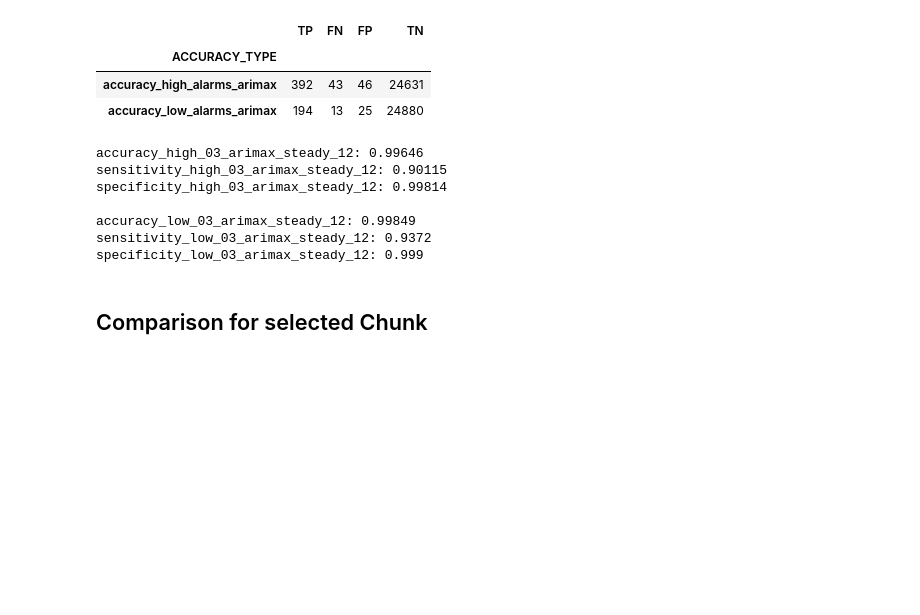
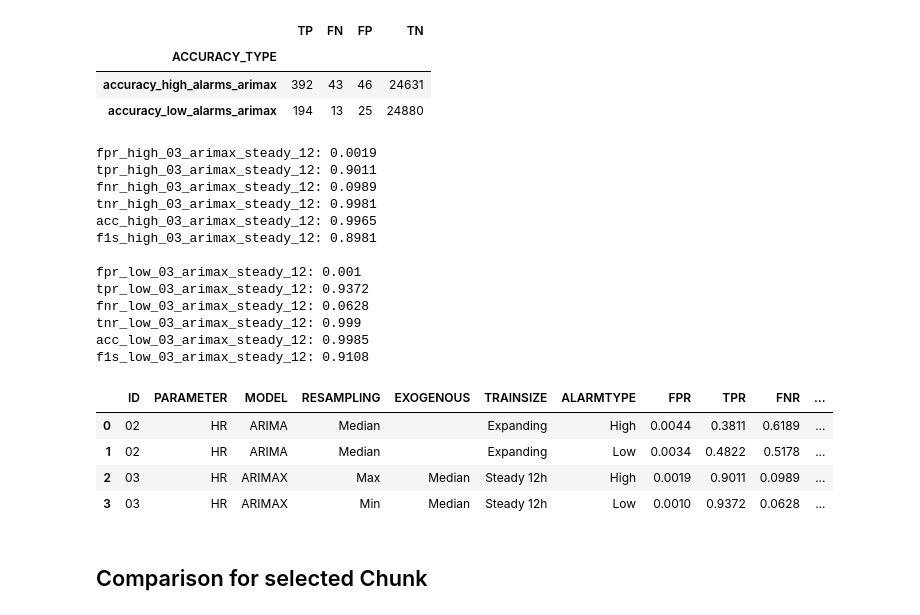
Before and after one commit to denise97/dhl2021, a Jupyter notebook: mimic_prediction_arima/analysis_arima-x_accuracy.ipynb, the cells around one changed output. Drawn from its saved outputs; the diff is of its cells as text; code cells hidden in the pictures; blank space fills up the shorter version.

Commit message:
Add arima(x) evaluation scores

```diff
--- a/mimic_prediction_arima/analysis_arima-x_accuracy.ipynb
+++ b/mimic_prediction_arima/analysis_arima-x_accuracy.ipynb
@@ -185,39 +203,57 @@ display(confusion_matrix_03_arimax_steady_12_df)
 | accuracy_high_alarms_arimax | 392 | 43 | 46 | 24631 |
 | accuracy_low_alarms_arimax | 194 | 13 | 25 | 24880 |
 # %%
-TP_high = confusion_matrix_03_arimax_steady_12_df.iloc[0,0]
-FN_high = confusion_matrix_03_arimax_steady_12_df.iloc[0,1]
-FP_high = confusion_matrix_03_arimax_steady_12_df.iloc[0,2]
-TN_high = confusion_matrix_03_arimax_steady_12_df.iloc[0,3]
+df = confusion_matrix_03_arimax_steady_12_df
+TP_high = df.iloc[0,0]
+FN_high = df.iloc[0,1]
+FP_high = df.iloc[0,2]
+TN_high = df.iloc[0,3]
+TP_low = df.iloc[1,0]
+FN_low = df.iloc[1,1]
+FP_low = df.iloc[1,2]
+TN_low = df.iloc[1,3]
 
-TP_low = confusion_matrix_03_arimax_steady_12_df.iloc[1,0]
-FN_low = confusion_matrix_03_arimax_steady_12_df.iloc[1,1]
-FP_low = confusion_matrix_03_arimax_steady_12_df.iloc[1,2]
-TN_low = confusion_matrix_03_arimax_steady_12_df.iloc[1,3]
+fpr_high_03_arimax_steady_12 = round( (FP_high/(FP_high+TN_high)) ,4)
+tpr_high_03_arimax_steady_12 = round( (TP_high/(TP_high+FN_high)) ,4)
+fnr_high_03_arimax_steady_12 = round( (FN_high/(TP_high+FN_high)) ,4)
+tnr_high_03_arimax_steady_12 = round( (TN_high/(FP_high+TN_high)) ,4)
+acc_high_03_arimax_steady_12 = round( ((TP_high+TN_high)/(TP_high+FN_high+FP_high+TN_high)) ,4)
+f1s_high_03_arimax_steady_12 = round( (TP_high/(TP_high+0.5*(FP_high+FN_high))) ,4)
 
-accuracy_high_03_arimax_steady_12 = round((TP_high + TN_high) / (TP_high + FN_high + FP_high + TN_high),5)
-sensitivity_high_03_arimax_steady_12 = round(TP_high / (TP_high + FN_high),5)
-specificity_high_03_arimax_steady_12 = round(TN_high / (TN_high + FP_high),5)
+fpr_low_03_arimax_steady_12 = round( (FP_low/(FP_low+TN_low)) ,4)
+tpr_low_03_arimax_steady_12 = round( (TP_low/(TP_low+FN_low)) ,4)
+fnr_low_03_arimax_steady_12 = round( (FN_low/(TP_low+FN_low)) ,4)
+tnr_low_03_arimax_steady_12 = round( (TN_low/(FP_low+TN_low)) ,4)
+acc_low_03_arimax_steady_12 = round( ((TP_low+TN_low)/(TP_low+FN_low+FP_low+TN_low)) ,4)
+f1s_low_03_arimax_steady_12 = round( (TP_low/(TP_low+0.5*(FP_low+FN_low))) ,4)
 
-accuracy_low_03_arimax_steady_12 = round((TP_low + TN_low) / (TP_low + FN_low + FP_low + TN_low),5)
-sensitivity_low_03_arimax_steady_12 = round(TP_low / (TP_low + FN_low),5)
-specificity_low_03_arimax_steady_12 = round(TN_low / (TN_low + FP_low),5)
-
-print('accuracy_high_03_arimax_steady_12:',accuracy_high_03_arimax_steady_12)
-print('sensitivity_high_03_arimax_steady_12:',sensitivity_high_03_arimax_steady_12)
-print('specificity_high_03_arimax_steady_12:',specificity_high_03_arimax_steady_12)
+print('fpr_high_03_arimax_steady_12:',fpr_high_03_arimax_steady_12)
+print('tpr_high_03_arimax_steady_12:',tpr_high_03_arimax_steady_12)
+print('fnr_high_03_arimax_steady_12:',fnr_high_03_arimax_steady_12)
+print('tnr_high_03_arimax_steady_12:',tnr_high_03_arimax_steady_12)
+print('acc_high_03_arimax_steady_12:',acc_high_03_arimax_steady_12)
+print('f1s_high_03_arimax_steady_12:',f1s_high_03_arimax_steady_12)
 print()
-print('accuracy_low_03_arimax_steady_12:',accuracy_low_03_arimax_steady_12)
-print('sensitivity_low_03_arimax_steady_12:',sensitivity_low_03_arimax_steady_12)
-print('specificity_low_03_arimax_steady_12:',specificity_low_03_arimax_steady_12)
+print('fpr_low_03_arimax_steady_12:',fpr_low_03_arimax_steady_12)
+print('tpr_low_03_arimax_steady_12:',tpr_low_03_arimax_steady_12)
+print('fnr_low_03_arimax_steady_12:',fnr_low_03_arimax_steady_12)
+print('tnr_low_03_arimax_steady_12:',tnr_low_03_arimax_steady_12)
+print('acc_low_03_arimax_steady_12:',acc_low_03_arimax_steady_12)
+print('f1s_low_03_arimax_steady_12:',f1s_low_03_arimax_steady_12)
 # %% [output]
-accuracy_high_03_arimax_steady_12: 0.99646
-sensitivity_high_03_arimax_steady_12: 0.90115
-specificity_high_03_arimax_steady_12: 0.99814
+fpr_high_03_arimax_steady_12: 0.0019
+tpr_high_03_arimax_steady_12: 0.9011
+fnr_high_03_arimax_steady_12: 0.0989
+tnr_high_03_arimax_steady_12: 0.9981
+acc_high_03_arimax_steady_12: 0.9965
+f1s_high_03_arimax_steady_12: 0.8981
 
-accuracy_low_03_arimax_steady_12: 0.99849
-sensitivity_low_03_arimax_steady_12: 0.9372
-specificity_low_03_arimax_steady_12: 0.999
+fpr_low_03_arimax_steady_12: 0.001
+tpr_low_03_arimax_steady_12: 0.9372
+fnr_low_03_arimax_steady_12: 0.0628
+tnr_low_03_arimax_steady_12: 0.999
+acc_low_03_arimax_steady_12: 0.9985
+f1s_low_03_arimax_steady_12: 0.9108
 # %%
 # 04 - ARIMAX - Expanding TRAIN Size
 
@@ -227,3 +319,11 @@ specificity_low_03_arimax_steady_12: 0.999
+# %%
+display(comparison_df)
+# %% [output]
+|  | ID | PARAMETER | MODEL | RESAMPLING | EXOGENOUS | TRAINSIZE | ALARMTYPE | FPR | TPR | FNR | ... |
+| 0 | 02 | HR | ARIMA | Median |  | Expanding | High | 0.0044 | 0.3811 | 0.6189 | ... |
+| 1 | 02 | HR | ARIMA | Median |  | Expanding | Low | 0.0034 | 0.4822 | 0.5178 | ... |
+| 2 | 03 | HR | ARIMAX | Max | Median | Steady 12h | High | 0.0019 | 0.9011 | 0.0989 | ... |
+| 3 | 03 | HR | ARIMAX | Min | Median | Steady 12h | Low | 0.0010 | 0.9372 | 0.0628 | ... |
 # %% [markdown]
 ## Comparison for selected Chunk
 # %%
```
Also changed, not shown: parts of 7 cells of this notebook.
